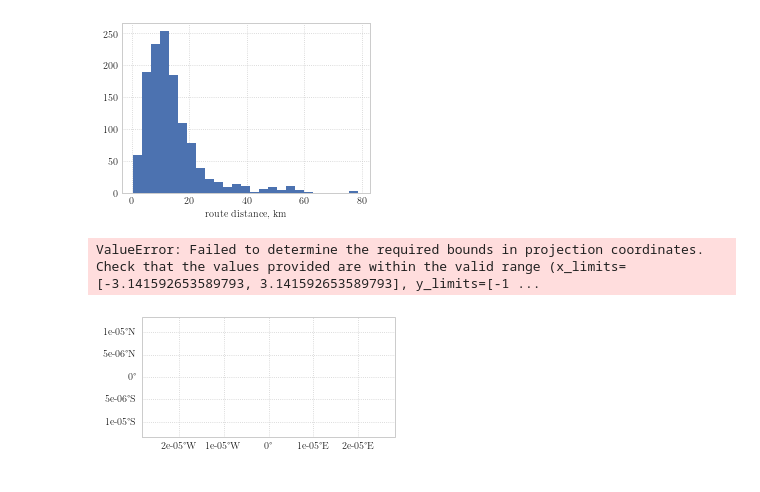
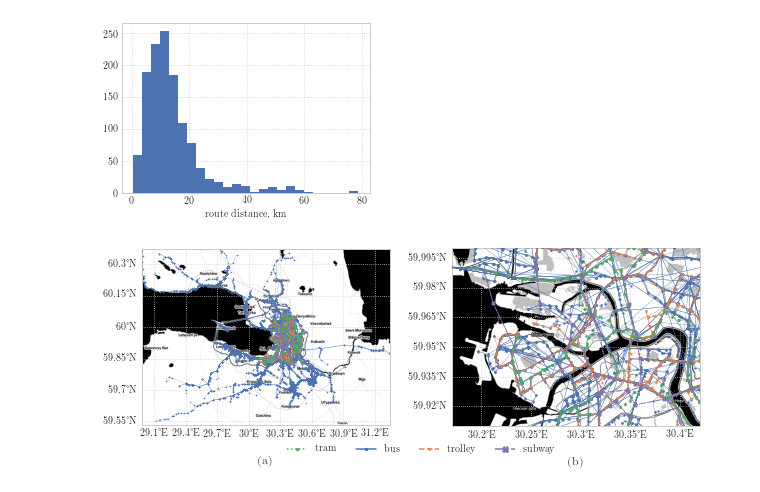
Before and after one commit to AlgoMathITMO/public-transport-network, a Jupyter notebook: pipeline/1_data-preprocessing.ipynb, the cells around one changed output. Saved outputs shown, nothing was run; the diff lists cells and outputs as text; code cells hidden in the pictures.

Commit message:
updated figures to new format (jpg/eps)

```diff
--- a/pipeline/1_data-preprocessing.ipynb
+++ b/pipeline/1_data-preprocessing.ipynb
@@ -601,35 +614,38 @@ for t in all_routes['type'].unique():
         x, y = stop_coords.loc[route].values.T
 
         label = t if i == 0 else None
 
         ax.plot(x, y, transform=ccrs.PlateCarree(), marker=marker, markersize=size,
                 lw=width, ls=linestyle, c=color, label=label, zorder=zorder)
 
-ax.set_title('(a)', y=-0.17)
+ax.set_title('(a)', y=-0.25)
 
 extent, scale, factor = city_center
 
 ax = add_map_subplot(fig, 1, 2, 2, extent=extent, scale=scale)
 
 for t in all_routes['type'].unique():
     type_routes = all_routes[all_routes['type'] == t].copy()
 
     color, marker, size, width, linestyle, zorder = get_node_props(t, factor)
 
     for i, route in enumerate(type_routes['stops']):
         x, y = stop_coords.loc[route].values.T
 
         label = t if i == 0 else None
 
         ax.plot(x, y, transform=ccrs.PlateCarree(), marker=marker, markersize=size,
                 lw=width, ls=linestyle, c=color, label=label, zorder=zorder)
 
-ax.legend(loc='upper left', bbox_to_anchor=(1, 1))
-ax.set_title('(b)', y=-0.17)
+legend = ax.legend(loc='upper center', ncol=4, markerscale=2, bbox_to_anchor=(-0.125, -0.05))
+
+for line in legend.get_lines():
+    line.set_linewidth(1.5)
+
+ax.set_title('(b)', y=-0.25)
 
 fig.subplots_adjust(wspace=0.25)
 
 plt.savefig('../figures/stops_map.jpg', dpi=300, bbox_inches='tight')
 # %% [output]
-ValueError: Failed to determine the required bounds in projection coordinates. Check that the values provided are within the valid range (x_limits=[-3.141592653589793, 3.141592653589793], y_limits=[-1 ...
-[figure, old version]
+[figure, new version]
```
Also changed, not shown: parts of 3 cells of this notebook, 31 other files.
